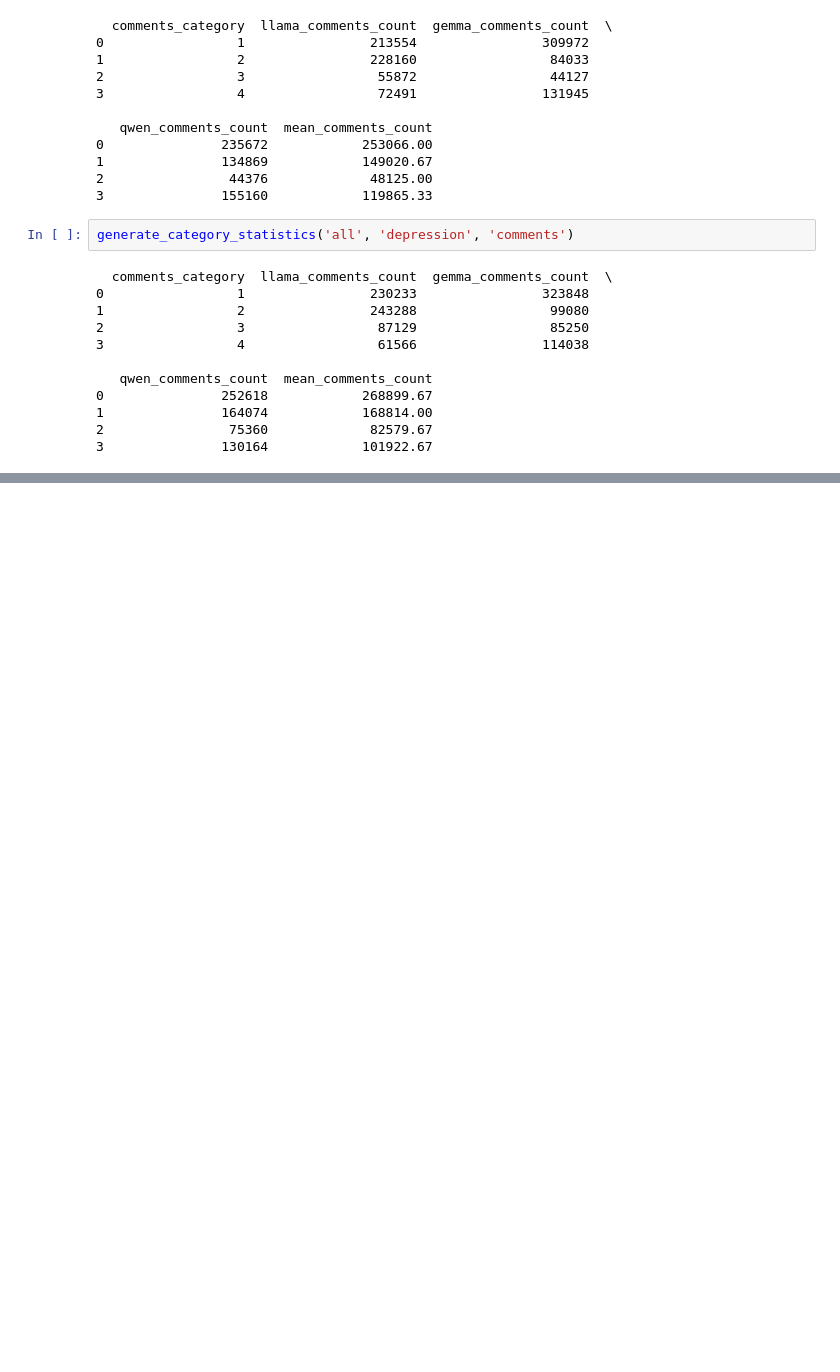
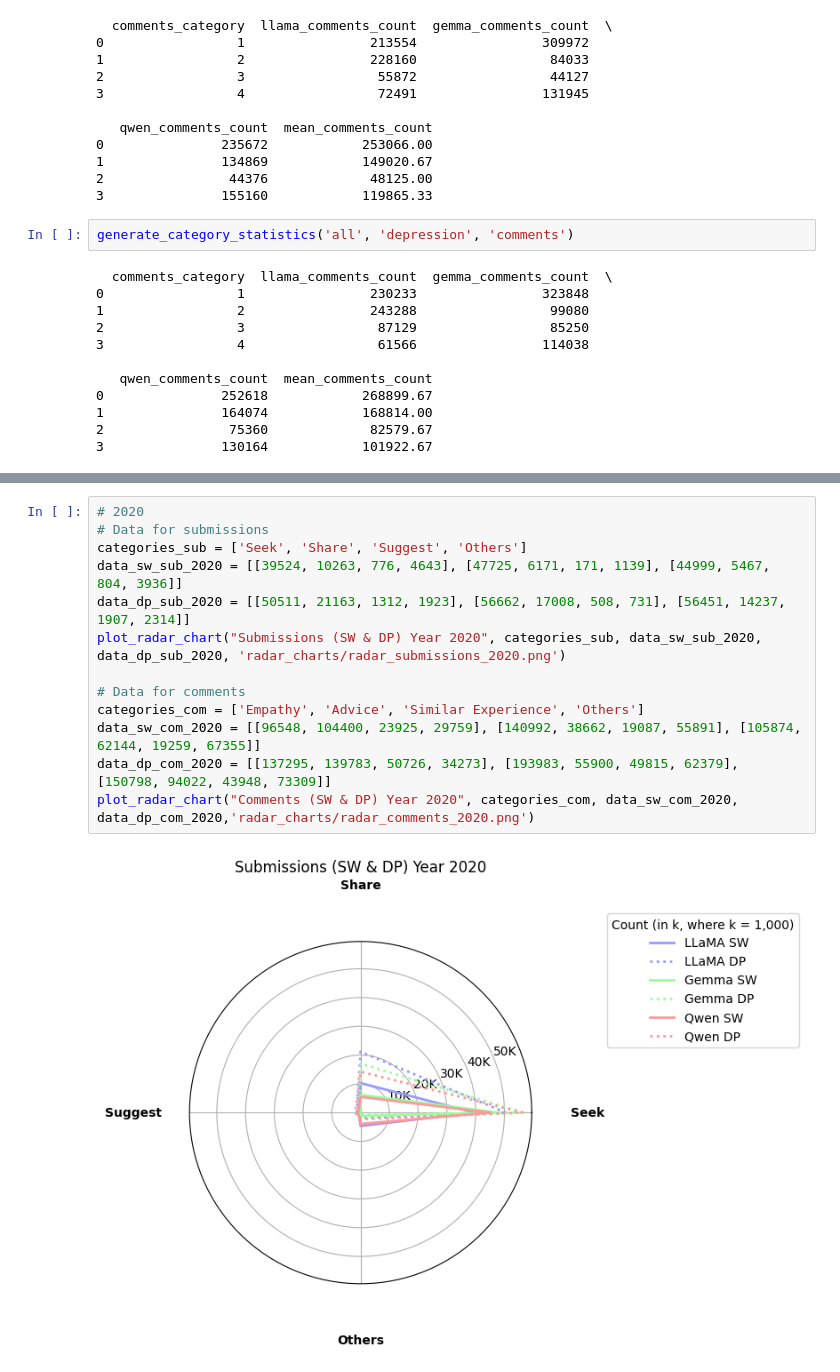
Before and after one commit to kiki3177/Suicide-Subreddits-Support-Dynamics, a Jupyter notebook: posts_categorization/stats.ipynb, the cells around one changed output, grey strips where cells are left out. Drawn from its saved outputs; the diff is of its cells as text; blank space fills up the shorter version.

Commit message:
update charts

```diff
--- a/posts_categorization/stats.ipynb
+++ b/posts_categorization/stats.ipynb
@@ -198,0 +255,15 @@ for year in years:
+# %%
+# 2020
+# Data for submissions
+categories_sub = ['Seek', 'Share', 'Suggest', 'Others']
+data_sw_sub_2020 = [[39524, 10263, 776, 4643], [47725, 6171, 171, 1139], [44999, 5467, 804, 3936]]
+data_dp_sub_2020 = [[50511, 21163, 1312, 1923], [56662, 17008, 508, 731], [56451, 14237, 1907, 2314]]
+plot_radar_chart("Submissions (SW & DP) Year 2020", categories_sub, data_sw_sub_2020, data_dp_sub_2020, 'radar_charts/radar_submissions_2020.png')
+
+# Data for comments
+categories_com = ['Empathy', 'Advice', 'Similar Experience', 'Others']
+data_sw_com_2020 = [[96548, 104400, 23925, 29759], [140992, 38662, 19087, 55891], [105874, 62144, 19259, 67355]]
+data_dp_com_2020 = [[137295, 139783, 50726, 34273], [193983, 55900, 49815, 62379], [150798, 94022, 43948, 73309]]
+plot_radar_chart("Comments (SW & DP) Year 2020", categories_com, data_sw_com_2020, data_dp_com_2020,'radar_charts/radar_comments_2020.png')
+# %% [output]
+[figure, added]
```
Also changed, not shown: parts of 5 cells of this notebook, 8 other files.
